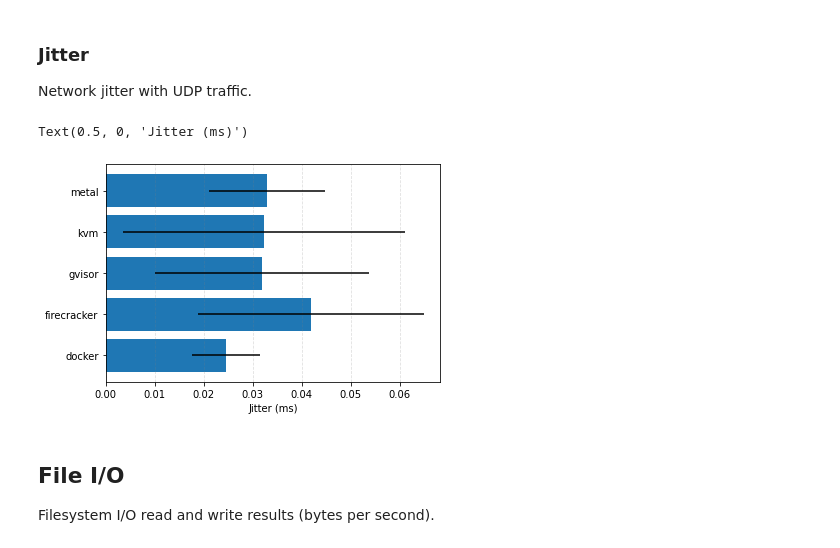
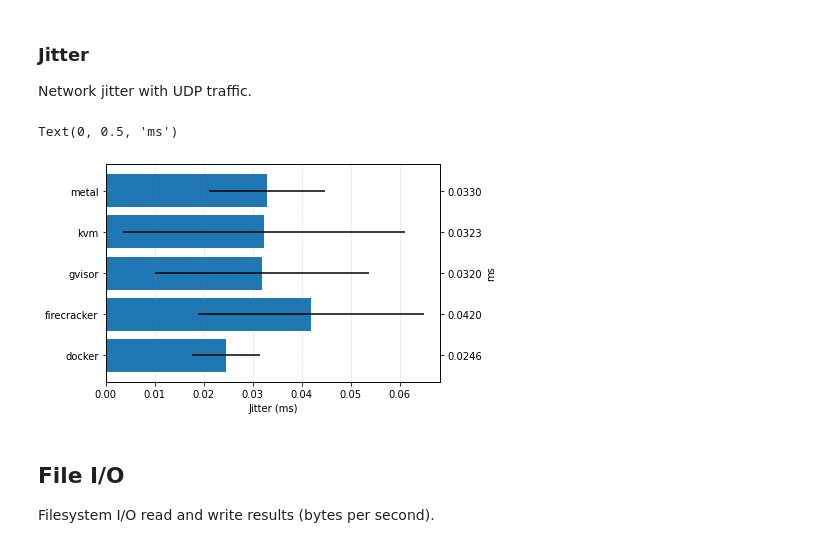
Before and after one commit to ppeerttu/virtualization-benchmarks, a Jupyter notebook: analysis/initial-visualization.ipynb, the cells around one changed output. Cells and saved outputs as stored; diff of their text form; code cells hidden in the pictures.

Commit message:
Improved visualization

```diff
--- a/analysis/initial-visualization.ipynb
+++ b/analysis/initial-visualization.ipynb
@@ -135,34 +115,35 @@ Network jitter with UDP traffic.
 # %%
 df = pd.read_csv(jitter_path)
 
 group_mean = df.groupby(["platform"]).mean()
 group_std = df.groupby(["platform"]).std()
 
 pos = np.arange(len(group_mean))
 # Height of the bars
 height = 0.35
 
 # Jitter
 fig, ax = plt.subplots()
 pos = np.arange(len(group_mean))
 rects1 = ax.barh(pos, group_mean["jitter_ms"],
     align="center",
     xerr=group_std["jitter_ms"],
     label="Sent")
 ax.set_yticks(pos)
 ax.set_yticklabels(group_mean.index)
 ax.xaxis.grid(True, linestyle="--", which="major", color="grey", alpha=.25)
 ax.set_xlabel("Jitter (ms)")
 
 
-# group.plot.bar(y=["jitter_ms"])
-# ax = group.plot.bar(y=["bps"])
-# ax.set_ylabel("Bits per second")
-# ax = group.plot.bar(y=["cpu_client", "cpu_server"])
-# ax.set_ylabel("CPU (%)")
+# For right-hand side yaxis ticks and labels
+axr = ax.twinx()
+axr.set_ylim(ax.get_ylim())
+axr.set_yticks(pos)
+axr.set_yticklabels(["{:.4f}".format(val) for val in group_mean["jitter_ms"]])
+axr.set_ylabel("ms")
 # %% [output]
-Text(0.5, 0, 'Jitter (ms)')
+Text(0, 0.5, 'ms')
-[figure, old version]
+[figure, new version]
 # %% [markdown]
 ## File I/O
 
```
Also changed, not shown: parts of 15 cells of this notebook.
